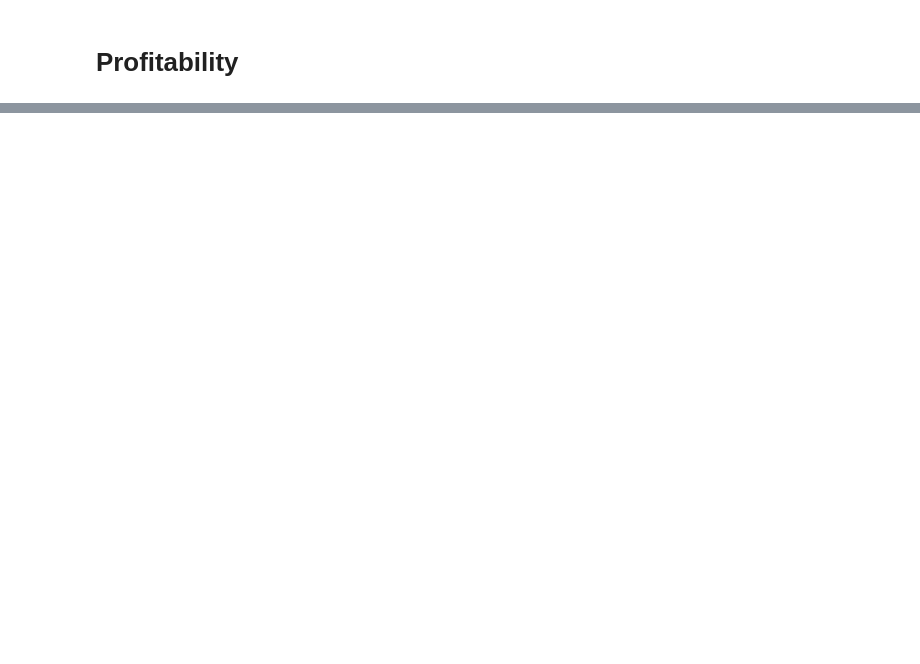
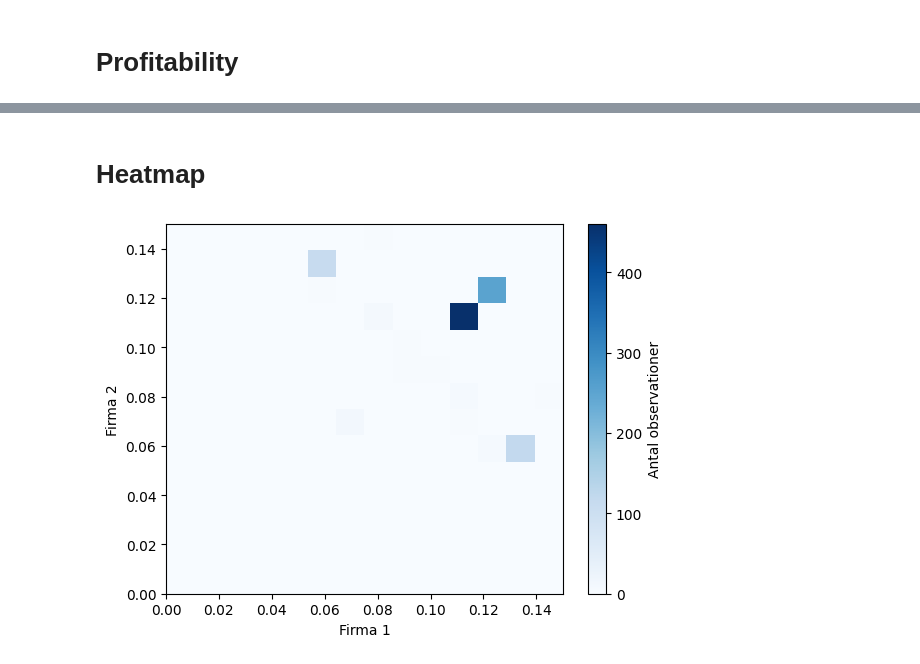
Before and after one commit to KirstineJ/Bachelor, a Jupyter notebook: Bachelor_final_Qfunction.ipynb, the cells around one changed output, grey strips where cells are left out. Drawn from its saved outputs; the diff is of its cells as text; code cells hidden in the pictures; blank space fills up the shorter version.

```diff
--- a/Bachelor_final_Qfunction.ipynb
+++ b/Bachelor_final_Qfunction.ipynb
@@ -264,0 +249,19 @@ plt.show()
+# %% [markdown]
+# Heatmap
+# %%
+x_bins = np.linspace(0, 0.15, 15)
+y_bins = np.linspace(0, 0.15, 15)
+
+heatmap, xedges, yedges = np.histogram2d(avg_profit_1_plot, avg_profit_2_plot, bins=[x_bins, y_bins])
+extent = [xedges[0], xedges[-1], yedges[0], yedges[-1]]
+
+plt.clf()
+plt.imshow(heatmap.T, extent=extent, origin='lower', cmap='Blues', aspect='auto')
+cb = plt.colorbar()
+cb.set_label('Antal observationer')
+plt.xlabel("Firm 1")
+plt.ylabel("Firm 2")
+
+plt.show()
+# %% [output]
+[figure, added]
```
Also changed, not shown: parts of 3 cells of this notebook, 3 other files.
